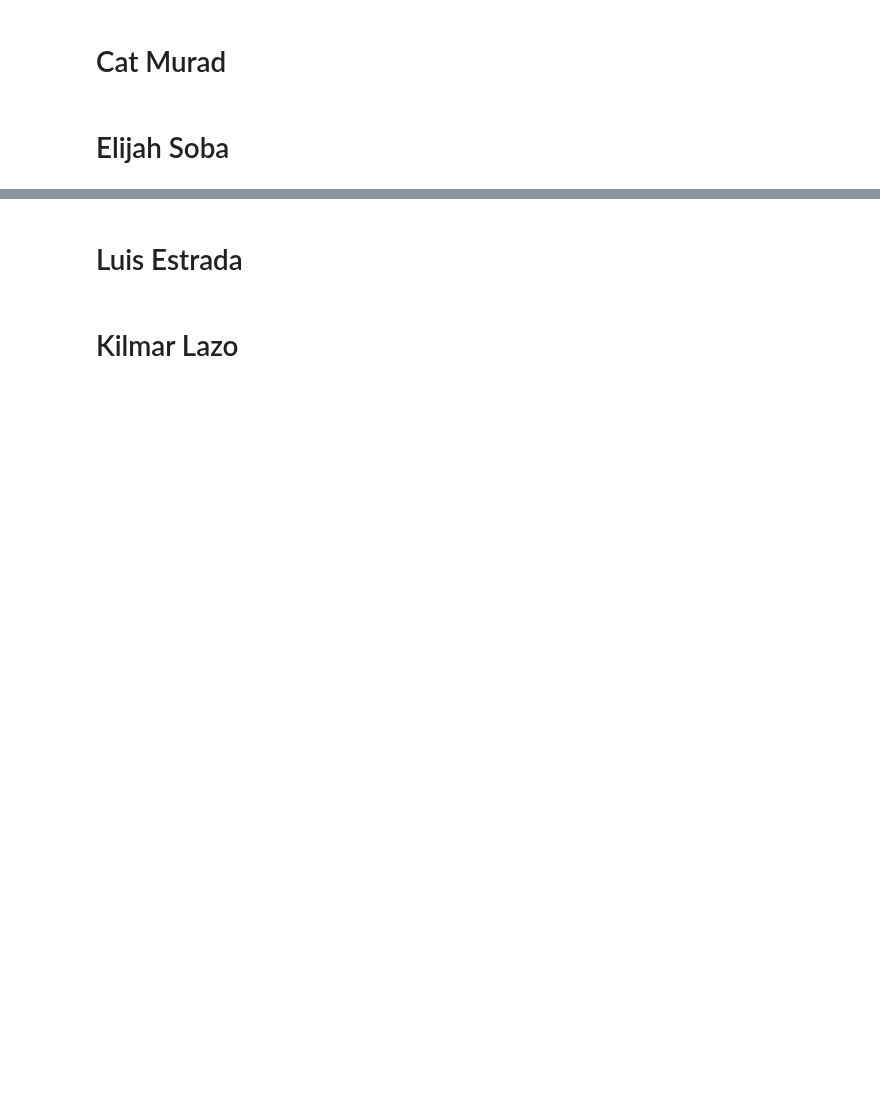
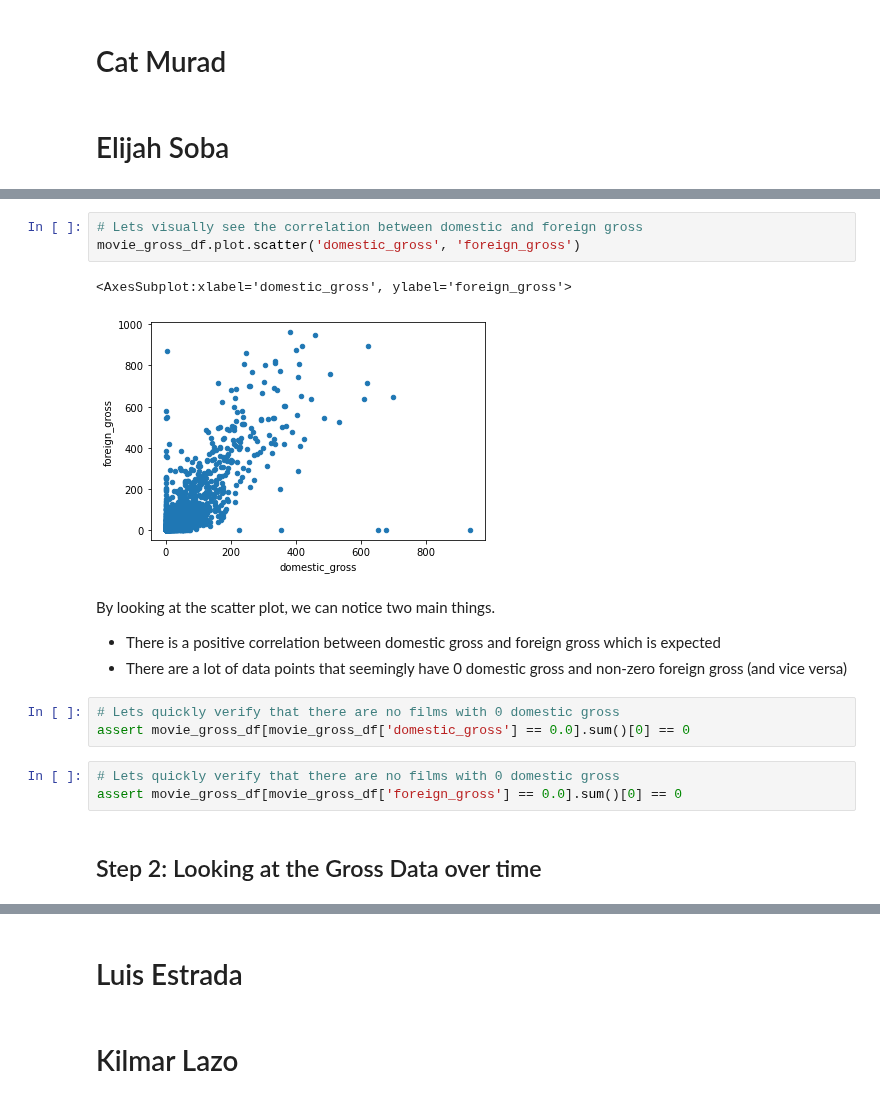
Before and after one commit to mehince/group-1-capstone, a Jupyter notebook: student.ipynb, the cells around one changed output, grey strips where cells are left out. Drawn from its saved outputs; the diff is of its cells as text; blank space fills up the shorter version.

```diff
--- a/student.ipynb
+++ b/student.ipynb
@@ -24,0 +222,18 @@ FROM im
+# %%
+# Lets visually see the correlation between domestic and foreign gross
+movie_gross_df.plot.scatter('domestic_gross', 'foreign_gross')
+# %% [output]
+<AxesSubplot:xlabel='domestic_gross', ylabel='foreign_gross'>
+[figure, added]
+# %% [markdown]
+By looking at the scatter plot, we can notice two main things.
+- There is a positive correlation between domestic gross and foreign gross which is expected
+- There are a lot of data points that seemingly have 0 domestic gross and non-zero foreign gross (and vice versa)
+# %%
+# Lets quickly verify that there are no films with 0 domestic gross
+assert movie_gross_df[movie_gross_df['domestic_gross'] == 0.0].sum()[0] == 0
+# %%
+# Lets quickly verify that there are no films with 0 domestic gross
+assert movie_gross_df[movie_gross_df['foreign_gross'] == 0.0].sum()[0] == 0
+# %% [markdown]
+## Step 2: Looking at the Gross Data over time
```
Also changed, not shown: parts of 40 cells of this notebook.
